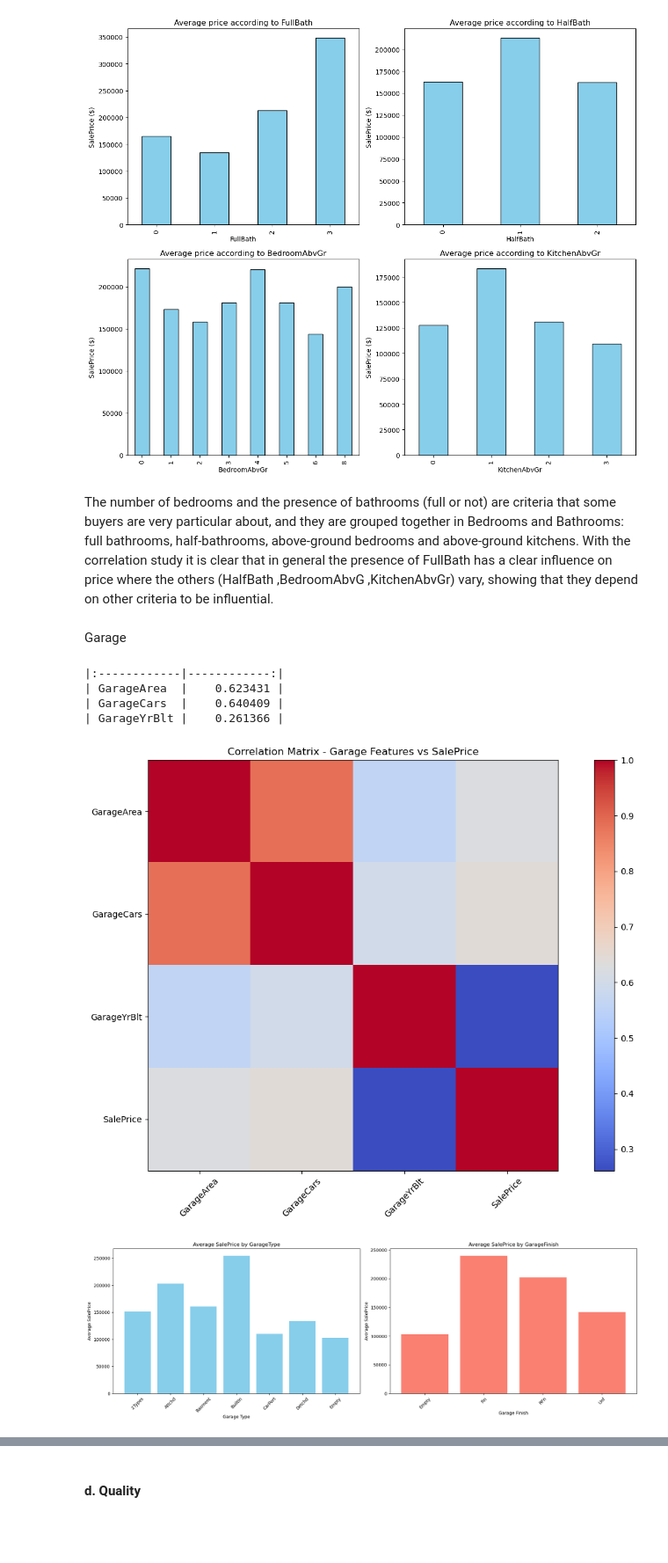
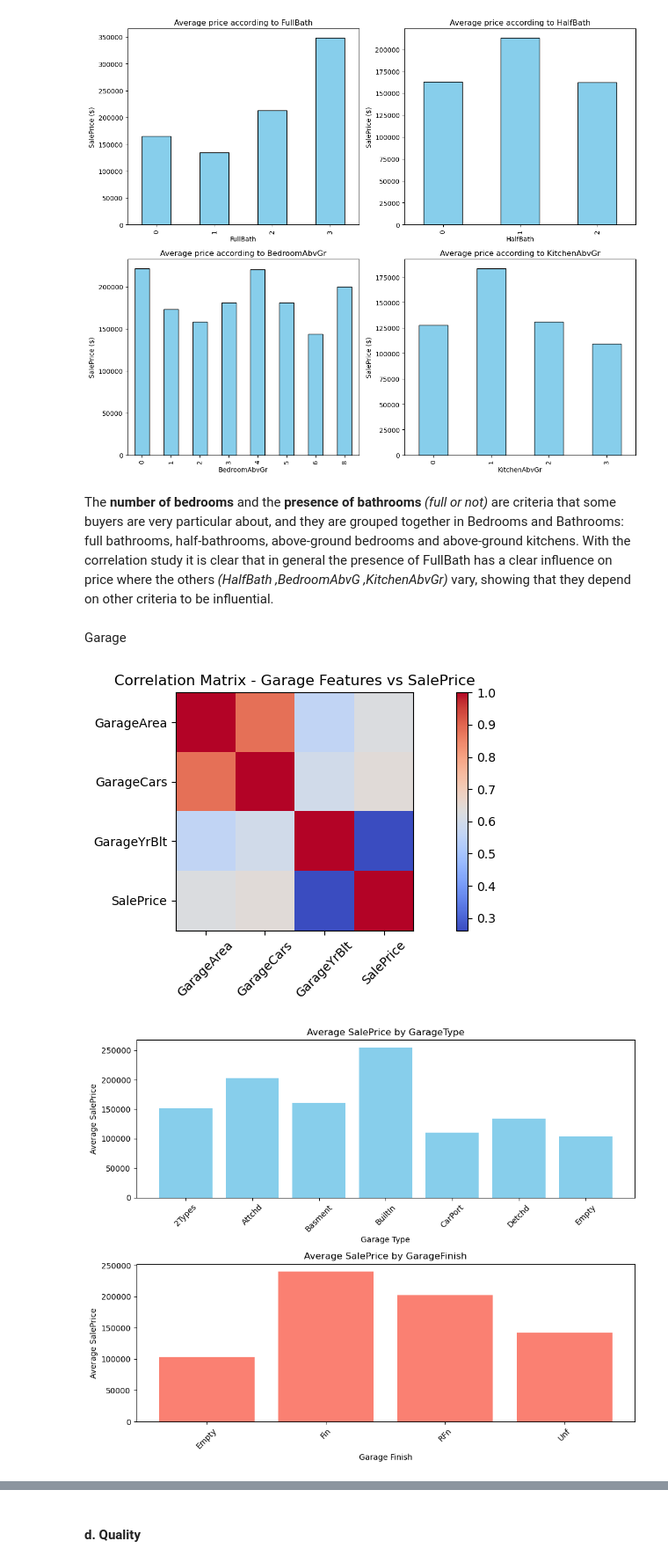
Before and after one commit to superMass14/immoSense, a Jupyter notebook: notebook/main.ipynb, the cells around one changed output, grey strips where cells are left out. Shown: that part at 88% size. Drawn from its saved outputs; the diff is of its cells as text; code cells hidden in the pictures; blank space fills up the shorter version.

```diff
--- a/notebook/main.ipynb
+++ b/notebook/main.ipynb
@@ -314,53 +311,45 @@ plt.show()
 | KitchenAbvGr |   -0.135907 |
 [figure]
 # %% [markdown]
-The number of bedrooms and the presence of bathrooms (full or not) are criteria that some buyers are very particular about, and they are grouped together in Bedrooms and Bathrooms: full bathrooms, half-bathrooms, above-ground bedrooms and above-ground kitchens. With the correlation study it is clear that in general the presence of FullBath has a clear influence on price where the others (HalfBath ,BedroomAbvG ,KitchenAbvGr) vary, showing that they depend on other criteria to be influential.
+The **number of bedrooms** and the **presence of bathrooms** *(full or not)* are criteria that some buyers are very particular about, and they are grouped together in Bedrooms and Bathrooms: full bathrooms, half-bathrooms, above-ground bedrooms and above-ground kitchens. With the correlation study it is clear that in general the presence of FullBath has a clear influence on price where the others *(HalfBath ,BedroomAbvG ,KitchenAbvGr)* vary, showing that they depend on other criteria to be influential.
 # %% [markdown]
 Garage
 # %%
 
 garage_corr = df[["GarageArea", "GarageCars", "GarageYrBlt", "SalePrice"]].corr()
-print(df[["GarageArea", "GarageCars", "GarageYrBlt", "SalePrice"]].corr().iloc[:-1, -1].to_markdown())
-
-plt.figure(figsize=(12,8))
+plt.figure(figsize=(10,4))
 plt.imshow(garage_corr, cmap='coolwarm', interpolation='none')
 plt.colorbar()
 
 plt.xticks(np.arange(len(garage_corr.columns)), garage_corr.columns, rotation=45)
 plt.yticks(np.arange(len(garage_corr.columns)), garage_corr.columns)
 plt.title('Correlation Matrix - Garage Features vs SalePrice')
 plt.tight_layout()
 plt.show()
 
 
 garage_type_avg_price = df.groupby('GarageType')['SalePrice'].mean()
 garage_finish_avg_price = df.groupby('GarageFinish')['SalePrice'].mean()
 
-fig, axs = plt.subplots(1, 2, figsize=(18, 6))
-
+fig, axs = plt.subplots(2, 1, figsize=(10, 8))
 #  Graphics for GarageType
 axs[0].bar(garage_type_avg_price.index, garage_type_avg_price.values, color='skyblue')
 axs[0].set_xticks(garage_type_avg_price.index)
 axs[0].set_xticklabels(garage_type_avg_price.index, rotation=45)
 axs[0].set_title('Average SalePrice by GarageType')
 axs[0].set_xlabel('Garage Type')
 axs[0].set_ylabel('Average SalePrice')
 
 # Graphics for GarageFinish
 axs[1].bar(garage_finish_avg_price.index, garage_finish_avg_price.values, color='salmon')
 axs[1].set_xticks(garage_finish_avg_price.index)
 axs[1].set_xticklabels(garage_finish_avg_price.index, rotation=45)
 axs[1].set_title('Average SalePrice by GarageFinish')
 axs[1].set_xlabel('Garage Finish')
 axs[1].set_ylabel('Average SalePrice')
-
 plt.tight_layout()
 plt.show()
 # %% [output]
-|:------------|------------:|
-| GarageArea  |    0.623431 |
-| GarageCars  |    0.640409 |
-| GarageYrBlt |    0.261366 |
-[figure, old version]
+[figure, new version]
-[figure, old version]
+[figure, new version]
 # %% [markdown]
```
Also changed, not shown: parts of 4 cells of this notebook.
